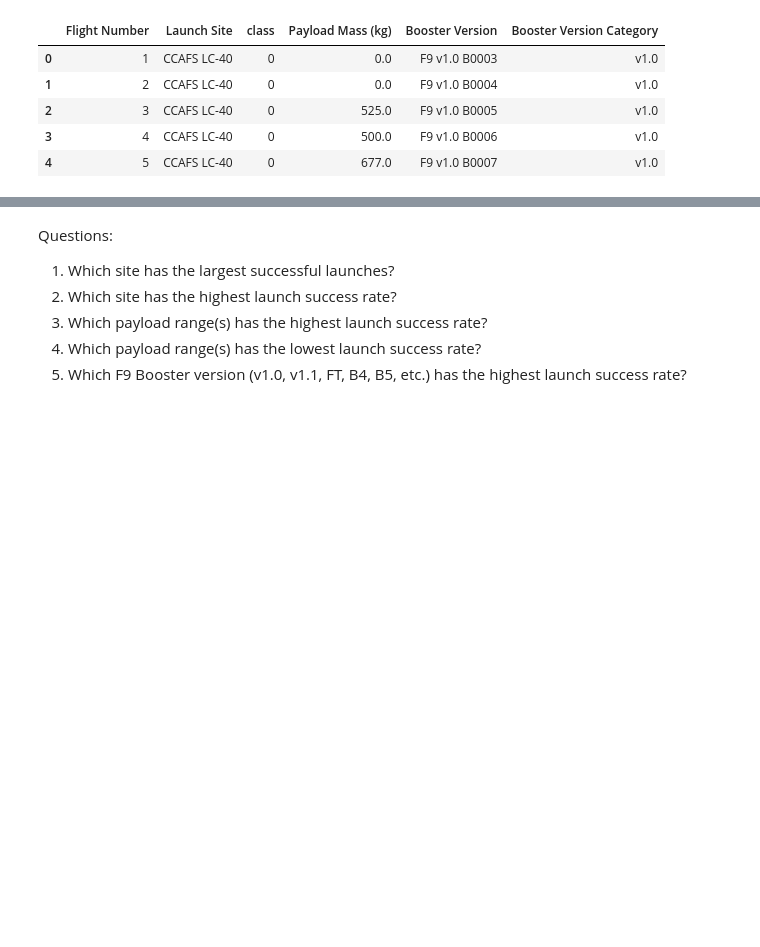
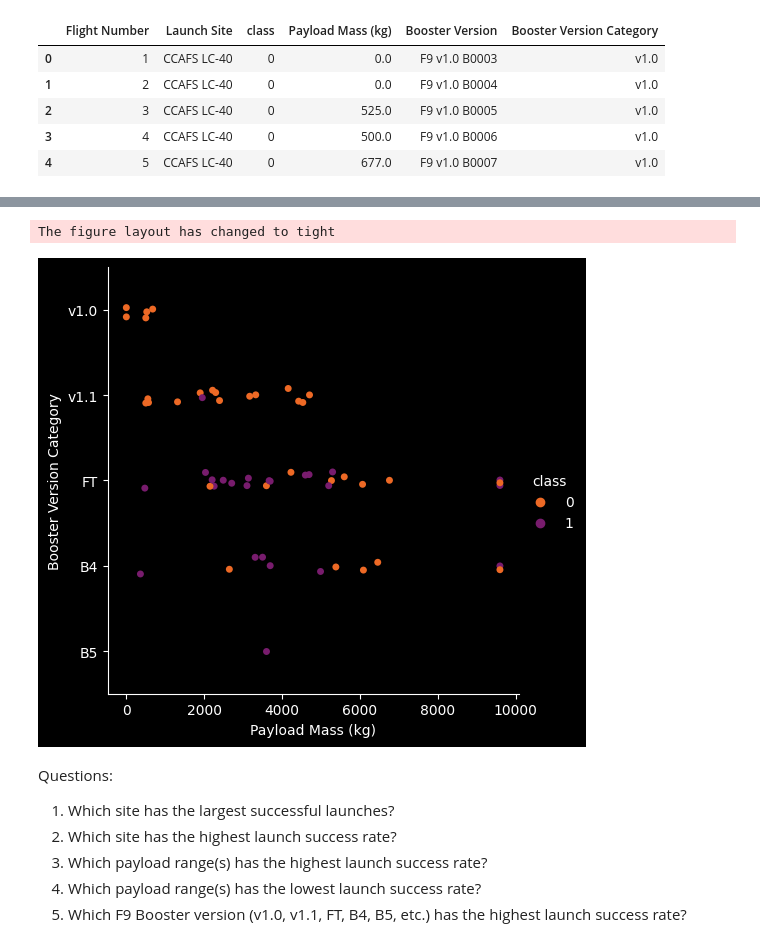
Before and after one commit to JJMtzexe/ibmcourse, a Jupyter notebook: Applied Data Science Capstone/dash_interactivity.ipynb, the cells around one changed output, grey strips where cells are left out. Saved outputs shown, nothing was run; the diff lists cells and outputs as text; code cells hidden in the pictures; blank space fills up the shorter version.

```diff
--- a/Applied Data Science Capstone/dash_interactivity.ipynb
+++ b/Applied Data Science Capstone/dash_interactivity.ipynb
@@ -194,6 +206,25 @@ if __name__ == '__main__':
     app.run_server(port=8080)
 # %% [output]
 [interactive output not drawn]
+# %%
+import seaborn as sns
+import matplotlib.pyplot as plt
+%matplotlib inline
+
+plt.style.use('dark_background')
+sns.catplot(
+    spacex_df,
+    x="Payload Mass (kg)",
+    y="Booster Version Category",
+    aspect=1,
+    hue='class',
+    palette='inferno_r',
+
+)
+plt.show()
+# %% [output]
+The figure layout has changed to tight
+[figure, added]
 # %% [markdown]
 Questions:
 1. Which site has the largest successful launches?
```
Also changed, not shown: parts of 1 cell of this notebook, 4 other files.
